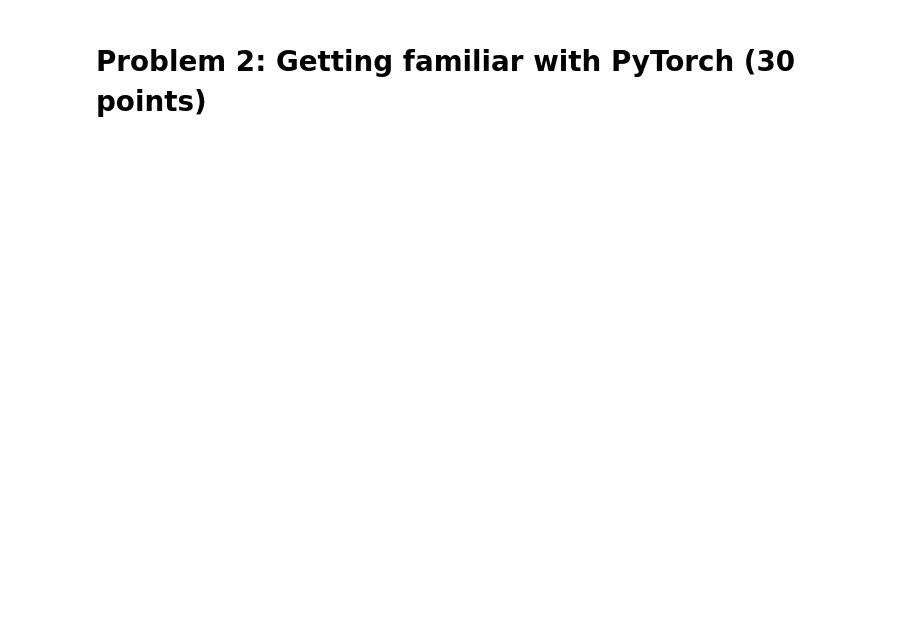
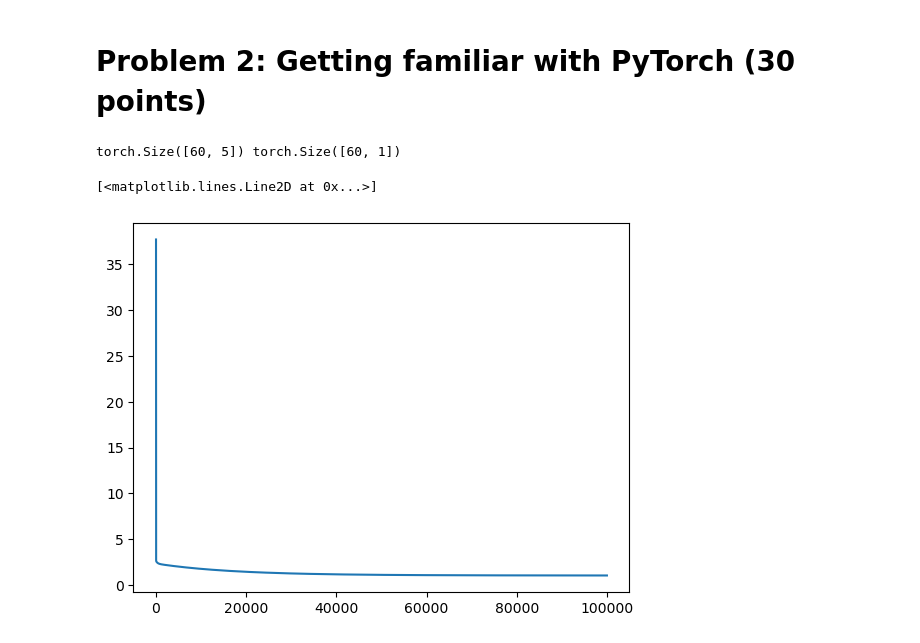
Before and after one commit to HarryXiong24/postgraduate-code-collection, a Jupyter notebook: Winter 2024/ML/hw/hw2/Assignment 2.ipynb, the cells around one changed output. Saved outputs shown, nothing was run; the diff lists cells and outputs as text; code cells hidden in the pictures; blank space fills up the shorter version.

```diff
--- a/Winter 2024/ML/hw/hw2/Assignment 2.ipynb
+++ b/Winter 2024/ML/hw/hw2/Assignment 2.ipynb
@@ -159,0 +196,35 @@ Your answer:
+# %%
+# Transform numpy arrays to tensor. Make sure the XtrP_tensor has the shape of (60, 5) while Ytr_tensor has the shape of (60, 1). (5 points)
+XtrP_tensor = torch.from_numpy(XtrP)
+Ytr_tensor = torch.from_numpy(Ytr).unsqueeze(-1)
+
+XtrP_tensor = XtrP_tensor.float()
+Ytr_tensor = Ytr_tensor.float()
+
+print(XtrP_tensor.shape, Ytr_tensor.shape)
+# %% [output]
+torch.Size([60, 5]) torch.Size([60, 1])
+# %%
+# 2. Initialize our linear regressor. (5 points)
+linear_regressor = torch.nn.Linear(in_features=degree, out_features=1)
+# %%
+# 3. Set up the criterion and optimizer.
+criterion = torch.nn.MSELoss()
+optimizer = torch.optim.SGD(linear_regressor.parameters(), lr=0.1)
+epochs = 100000
+# %%
+# 4. Training the regressor using gradient descent. 10 points
+loss_record = []
+for _ in range(epochs):
+  optimizer.zero_grad() # set gradient to zero
+  pred_y = linear_regressor(XtrP_tensor)
+  loss = criterion(pred_y, Ytr_tensor) # calculate loss function
+  loss.backward() # backpropagate gradient
+  loss_record.append(loss.item())
+  optimizer.step() # update the parameters in the linear regressor
+# %%
+# 5. Plot the loss v.s. epochs. Show the plot here. 5 points.
+plt.plot(range(epochs), (loss_record))
+# %% [output]
+[<matplotlib.lines.Line2D at 0x...>]
+[figure, added]
```
Also changed, not shown: parts of 11 cells of this notebook, 1 other file.
